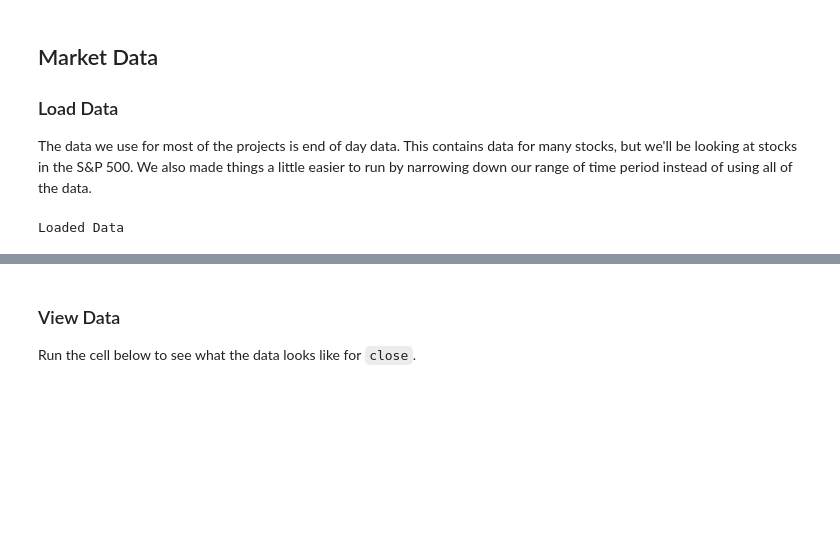
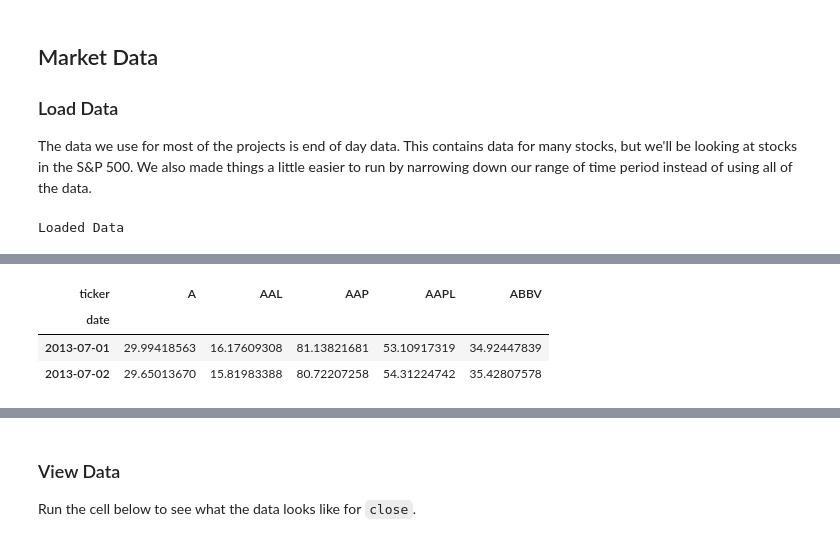
Before and after one commit to Mustafa017/artificial-intelligence-for-trading, a Jupyter notebook: project/project_1/project_1_starter.ipynb, the cells around one changed output, grey strips where cells are left out. Saved outputs shown, nothing was run; the diff lists cells and outputs as text; code cells hidden in the pictures; blank space fills up the shorter version.

```diff
--- a/project/project_1/project_1_starter.ipynb
+++ b/project/project_1/project_1_starter.ipynb
@@ -34,0 +61,7 @@ Loaded Data
+# %%
+pracdf.iloc[:2,:5]
+# %% [output]
+| ticker | A | AAL | AAP | AAPL | ABBV |
+| date |  |  |  |  |  |
+| 2013-07-01 | 29.99418563 | 16.17609308 | 81.13821681 | 53.10917319 | 34.92447839 |
+| 2013-07-02 | 29.65013670 | 15.81983388 | 80.72207258 | 54.31224742 | 35.42807578 |
```
Also changed, not shown: parts of 11 cells of this notebook, 15 other files.
